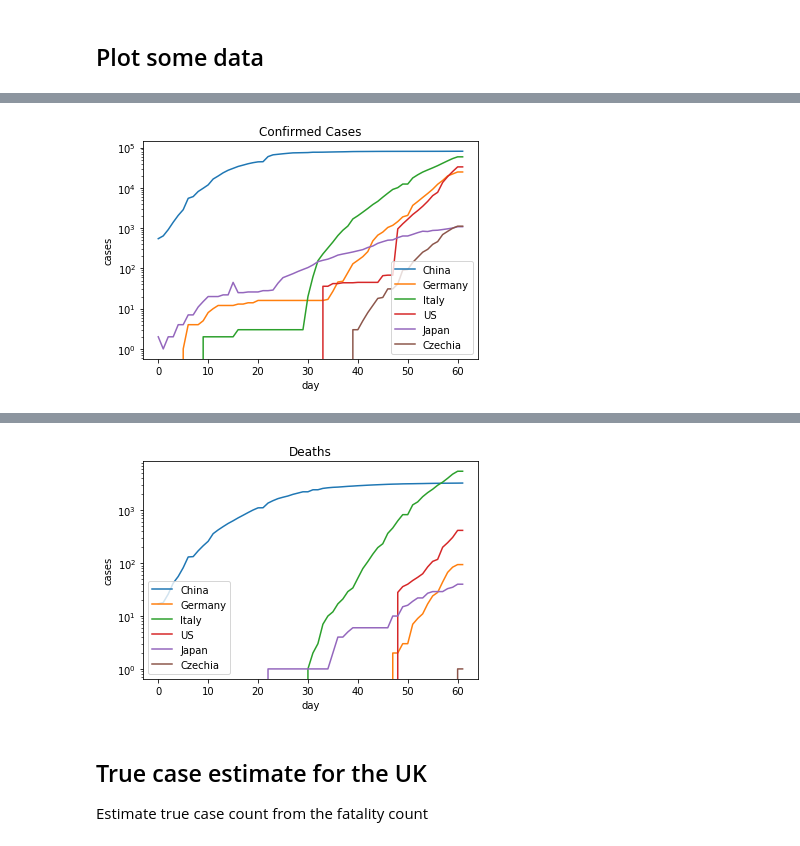
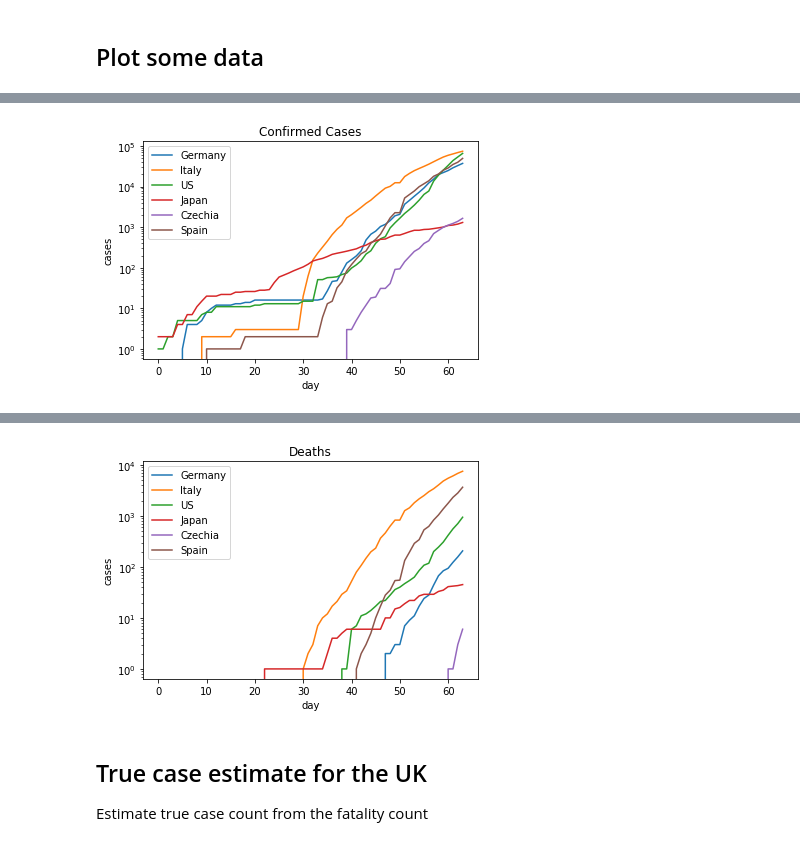
Before and after one commit to kourk0am/JHUreader, a Jupyter notebook: example.ipynb, the cells around one changed output, grey strips where cells are left out. Saved outputs shown, nothing was run; the diff lists cells and outputs as text; code cells hidden in the pictures.

```diff
--- a/example.ipynb
+++ b/example.ipynb
@@ -37,7 +39,8 @@ jhu.loadData()
 ## Plot some data
 # %%
 # plot confirmed cases for several countries
-countries = ['China', 'Germany', 'Italy',  'US', 'Japan', 'Czechia']
+countries = ['Germany', 'Italy',  'US', 'Japan', 'Czechia', 'Spain']
+
 
 for country in countries:
     data = jhu.getData(country)
@@ -65 +66 @@ Warning: US has multiple provinces, using "total" may lead to double-counting
-[figure, old version]
+[figure, new version]
@@ -68,4 +67,4 @@ Warning: US has multiple provinces, using "total" may lead to double-counting
-[figure, old version]
+[figure, new version]
 # %% [markdown]
 ## True case estimate for the UK
 
```
Also changed, not shown: parts of 8 cells of this notebook, 2 other files.
